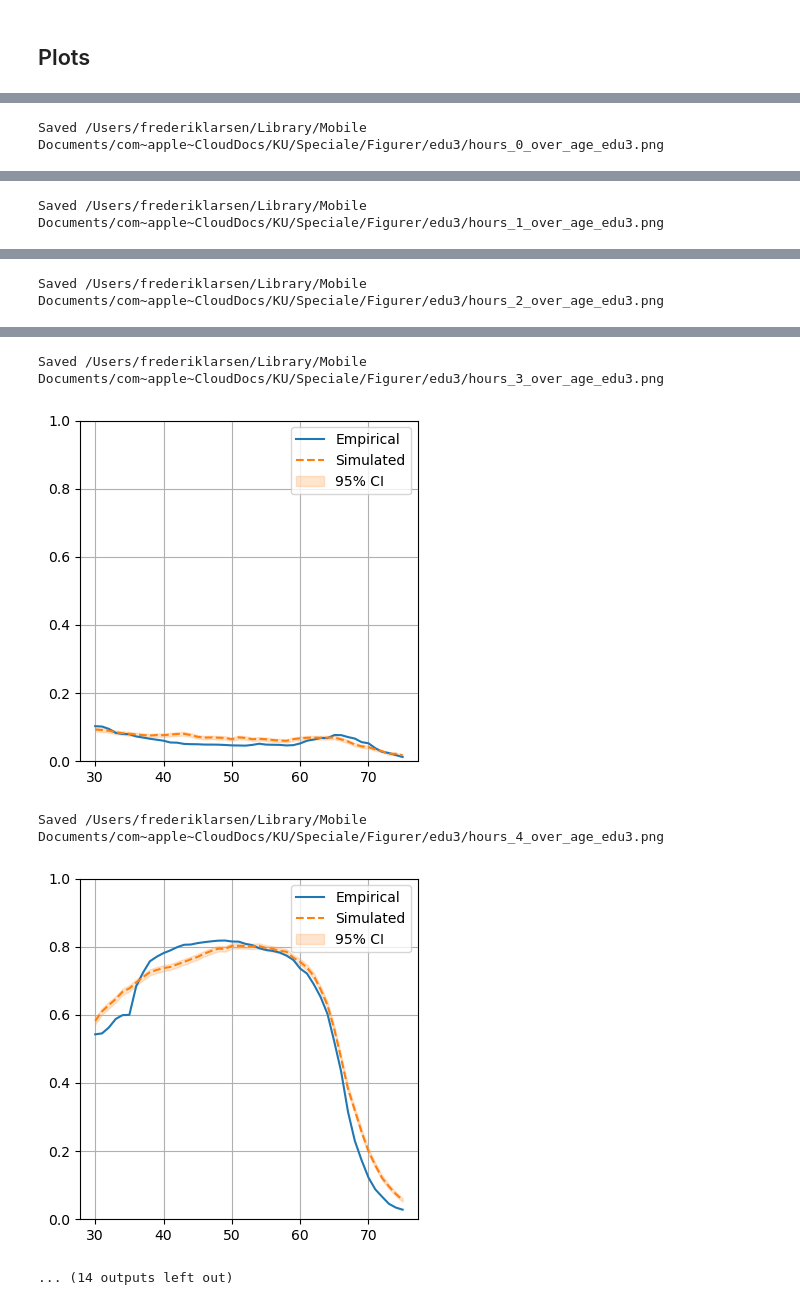
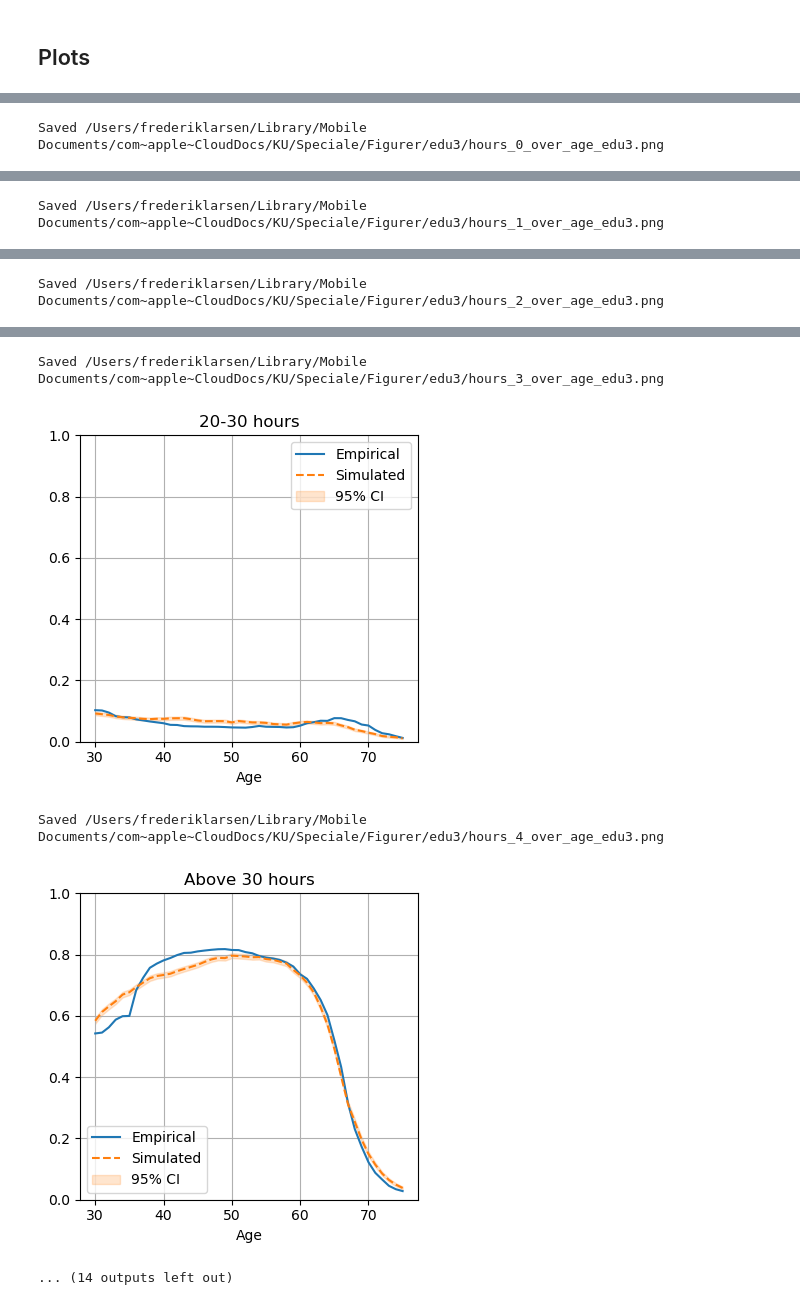
Before and after one commit to LarsenFred/Thesis, a Jupyter notebook: edu3/initial_model_edu3.ipynb, the cells around one changed output, grey strips where cells are left out. Saved outputs shown, nothing was run; the diff lists cells and outputs as text; code cells hidden in the pictures.

Commit message:
re-estimated and new plots

```diff
--- a/edu3/initial_model_edu3.ipynb
+++ b/edu3/initial_model_edu3.ipynb
@@ -187,13 +169,13 @@ params_initial["taste_shock_scale"] = 2.4 # taste shock scale
 params_initial["beta"] = 0.9862761291459945
 
 # parameters for the utility function
-params_initial["rho"]=0.41346033105783697
+params_initial["rho"]=0.4546033105783697
 
 # disutility of each hours choice
-params_initial["gamma"]=jnp.array([0.6436928, 1.3013253, 1.95873805, 1.70679825])
+params_initial["gamma"]=jnp.array([0.6436928, 1.3013253, 1.95873805, 1.65679825])
 
 # Age component disutility
-params_initial["kappa1"]=0.0010683666337408183
+params_initial["kappa1"]=0.0090683666337408183
 params_initial["kappa2"]=0.001434998756969184
 
 # transsition cost
@@ -274,7 +256,7 @@ lagged_choice = jax.random.choice(
 states_initial = {
     "period": jnp.zeros(n_individuals),       # Every individual starts at period 0 (age 30)
     "lagged_choice": lagged_choice,  # Every individual starts with choice 3 (work fulltime)
-    "experience": jnp.full(n_individuals, 0.3).astype(float),  # Every individual starts with 5 years of experience
+    "experience": jnp.full(n_individuals, 0.1).astype(float),  # Every individual starts with 5 years of experience
     "survival": jnp.ones(n_individuals), # Every individual starts with 1 (alive)
 }
 
@@ -460,14 +452,45 @@ params_df = pd.DataFrame.from_dict(params, orient='index', columns=['value'])
 params_df.to_csv(repo_path+"/edu3/optimized_params_udd3.txt", sep="\t")
 # %% [markdown]
 ## Plots
+# %%
+labels = {
+    "avg_wealth": "Average Wealth",
+    "hours_0": "Unemployed",
+    "hours_1": "Below 10 hours",
+    "hours_2": "10-20 hours",
+    "hours_3": "20-30 hours",
+    "hours_4": "Above 30 hours",
+    "avg_hours": "Average Hours",
+    "prob_work": "Employment Rate",
+    "avg_wage": "Average Wage",
+    "avg_experience": "Average Experience",
+    "work_work": "Work to Work Transition Rate",
+    "nowork_nowork": "No Work to No Work Transition Rate",
+}
+
+scales = {
+    "avg_wealth": 100_000,
+    "avg_wage": 100_000,
+}
 # %%
 edu = df_edu.copy().loc[df_edu.age <= 75]       # empirical
 moments_sim = compute_simulation_moments_with_ci(df_sim, start_age, hours_map)  # Call the function
-moments_sim = moments_sim.loc[moments_sim.age <= 75]  # Filter simulated + CIs
+# Ensure moments_sim.age is a pandas Series before filtering
+moments_sim = moments_sim.loc[pd.Series(moments_sim.age) <= 75]  # Filter simulated + CIs
+# scale avg_wealth by 100_000
+
 
 # location to store plots in
 BASE = "/Users/frederiklarsen/Library/Mobile Documents/com~apple~CloudDocs/KU/Speciale/Figurer"
 # print plots
-plot_empirical_vs_simulated_with_ci(edu, moments_sim, BASE, out_subfolder="edu3")
+plot_empirical_vs_simulated_with_ci(
+    edu = edu,
+    moments_sim = moments_sim,
+    out_base_dir=BASE,
+    out_subfolder="edu3",
+    var_labels=labels,
+    var_scales=scales,
+    ylims={"avg_wealth": (0, 3_000_000), "avg_hours": (0, 2_000), "prob_work": (0, 1), "hours_0": (0, 1), "hours_1": (0, 1), "hours_2": (0, 1), "hours_3": (0, 1), "hours_4": (0, 1), "avg_wage": (0, 500) },
+)
 # %% [output]
 Saved /Users/frederiklarsen/Library/Mobile Documents/com~apple~CloudDocs/KU/Speciale/Figurer/edu3/prob_work_over_age_edu3.png
@@ -481,5 +504,5 @@ Saved /Users/frederiklarsen/Library/Mobile Documents/com~apple~CloudDocs/KU/Spec
 Saved /Users/frederiklarsen/Library/Mobile Documents/com~apple~CloudDocs/KU/Speciale/Figurer/edu3/hours_3_over_age_edu3.png
-[figure, old version]
+[figure, new version]
 Saved /Users/frederiklarsen/Library/Mobile Documents/com~apple~CloudDocs/KU/Speciale/Figurer/edu3/hours_4_over_age_edu3.png
-[figure, old version]
+[figure, new version]
 ... (14 outputs left out)
```
Also changed, not shown: parts of 5 cells of this notebook, 31 other files.
